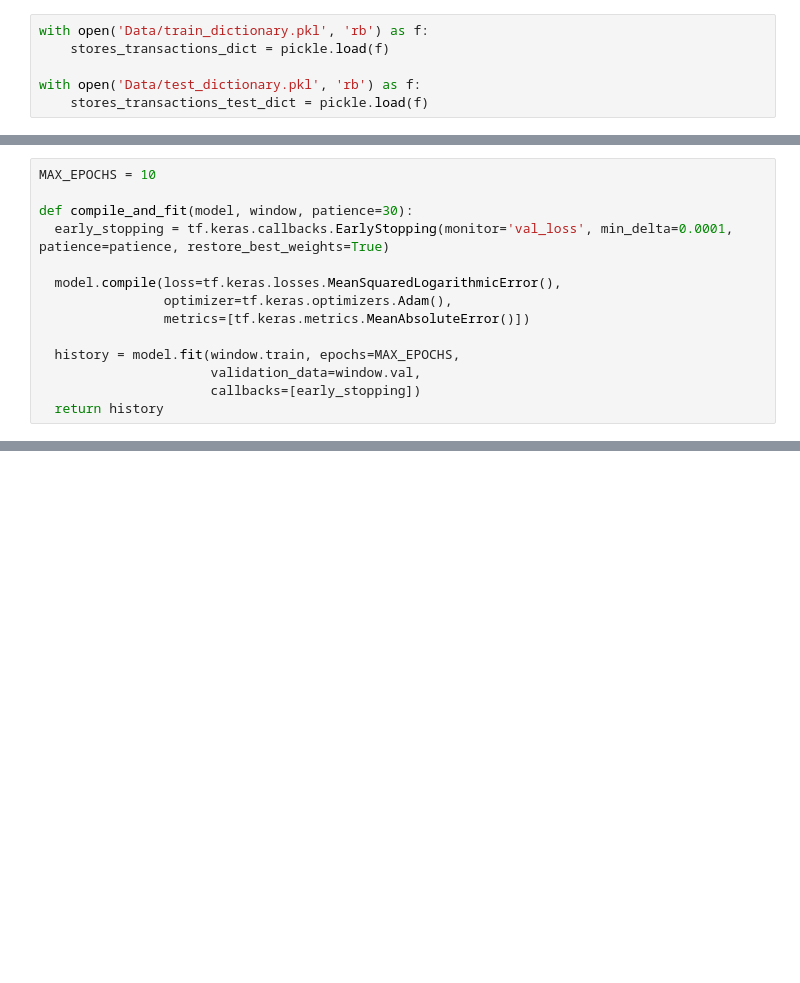
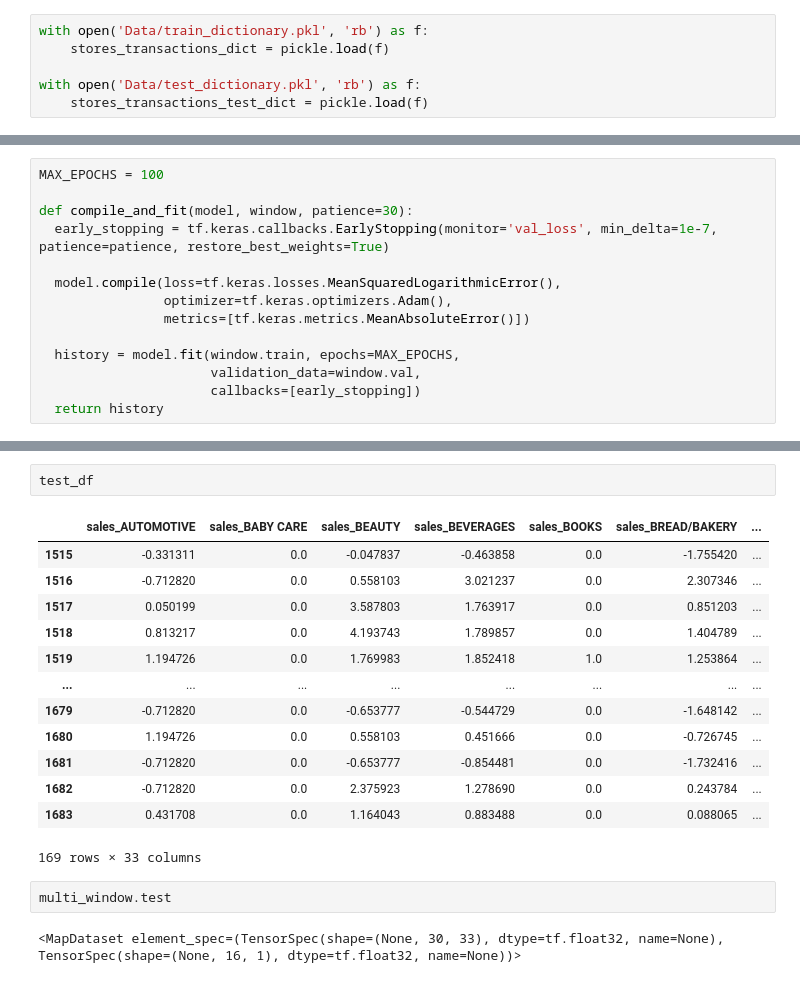
Before and after one commit to eschiappucci/sales_forecast, a Jupyter notebook: Notebook.ipynb, the cells around one changed output, grey strips where cells are left out. Cells and saved outputs as stored; diff of their text form; blank space fills up the shorter version.

```diff
--- a/Notebook.ipynb
+++ b/Notebook.ipynb
@@ -467,10 +482,10 @@ def call(self, inputs, training=None):
 
 FeedBack.call = call
 # %%
-MAX_EPOCHS = 10
+MAX_EPOCHS = 100
 
 def compile_and_fit(model, window, patience=30):
-  early_stopping = tf.keras.callbacks.EarlyStopping(monitor='val_loss', min_delta=0.0001, patience=patience, restore_best_weights=True)
+  early_stopping = tf.keras.callbacks.EarlyStopping(monitor='val_loss', min_delta=1e-7, patience=patience, restore_best_weights=True)
 
   model.compile(loss=tf.keras.losses.MeanSquaredLogarithmicError(),
                 optimizer=tf.keras.optimizers.Adam(),
@@ -611,0 +710,20 @@ model_history = model.fit(X_train, y_train, validation_data=(X_val, y_val), epoc
+# %%
+test_df
+# %% [output]
+|  | sales_AUTOMOTIVE | sales_BABY CARE | sales_BEAUTY | sales_BEVERAGES | sales_BOOKS | sales_BREAD/BAKERY | ... |
+| 1515 | -0.331311 | 0.0 | -0.047837 | -0.463858 | 0.0 | -1.755420 | ... |
+| 1516 | -0.712820 | 0.0 | 0.558103 | 3.021237 | 0.0 | 2.307346 | ... |
+| 1517 | 0.050199 | 0.0 | 3.587803 | 1.763917 | 0.0 | 0.851203 | ... |
+| 1518 | 0.813217 | 0.0 | 4.193743 | 1.789857 | 0.0 | 1.404789 | ... |
+| 1519 | 1.194726 | 0.0 | 1.769983 | 1.852418 | 1.0 | 1.253864 | ... |
+| ... | ... | ... | ... | ... | ... | ... | ... |
+| 1679 | -0.712820 | 0.0 | -0.653777 | -0.544729 | 0.0 | -1.648142 | ... |
+| 1680 | 1.194726 | 0.0 | 0.558103 | 0.451666 | 0.0 | -0.726745 | ... |
+| 1681 | -0.712820 | 0.0 | -0.653777 | -0.854481 | 0.0 | -1.732416 | ... |
+| 1682 | -0.712820 | 0.0 | 2.375923 | 1.278690 | 0.0 | 0.243784 | ... |
+| 1683 | 0.431708 | 0.0 | 1.164043 | 0.883488 | 0.0 | 0.088065 | ... |
+169 rows × 33 columns
+# %%
+multi_window.test
+# %% [output]
+<MapDataset element_spec=(TensorSpec(shape=(None, 30, 33), dtype=tf.float32, name=None), TensorSpec(shape=(None, 16, 1), dtype=tf.float32, name=None))>
```
Also changed, not shown: parts of 16 cells of this notebook, 2 other files.
